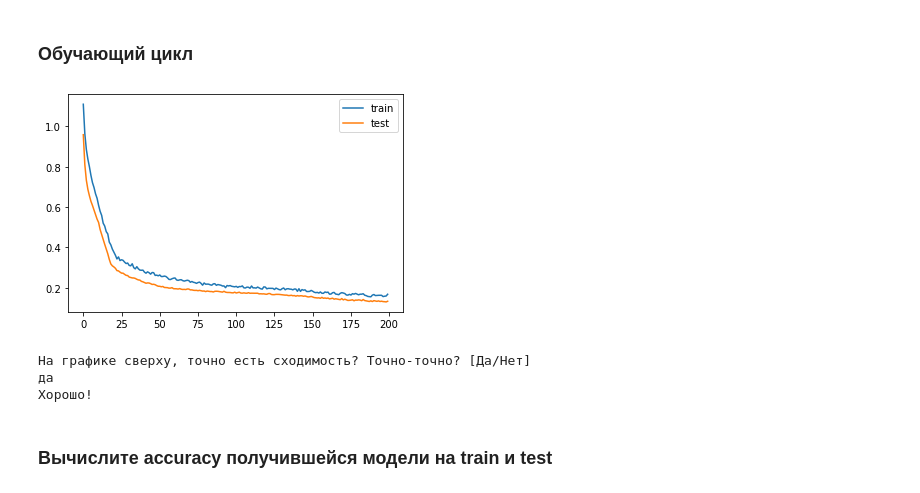
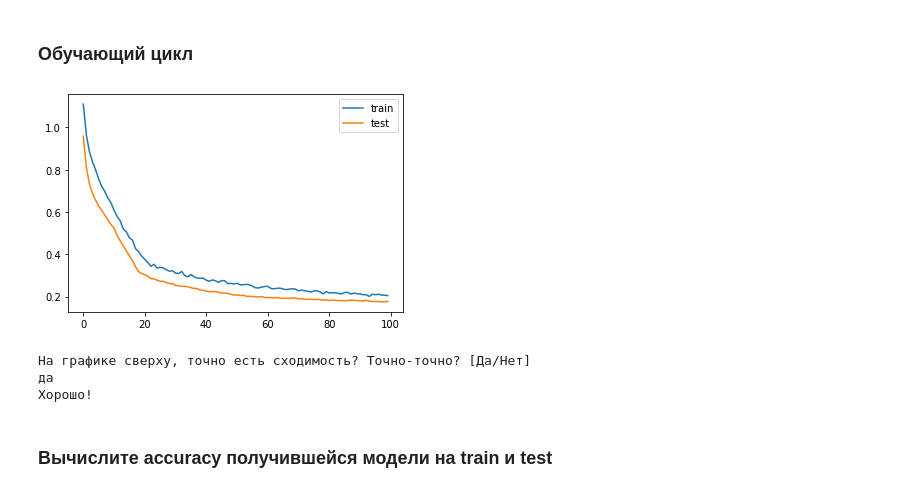
Before and after one commit to sergeevgithub/deep_learning_2018-19, a Jupyter notebook: [homework.adv]neural_networks_pytorch.ipynb, the cells around one changed output. Cells and saved outputs as stored; diff of their text form; code cells hidden in the pictures.

```diff
--- a/[homework.adv]neural_networks_pytorch.ipynb
+++ b/[homework.adv]neural_networks_pytorch.ipynb
@@ -240,16 +240,16 @@ def check_loss_decreased():
     else:
         raise RuntimeError("Можно уменьшить дропаут, уменьшить lr, поправить архитектуру, etc")
 # %%
-train_losses, test_losses = train(X_train, y_train, X_test, y_test, 200) #Подберите количество эпох так, чтобы график loss сходился
+train_losses, test_losses = train(X_train, y_train, X_test, y_test, 100) #Подберите количество эпох так, чтобы график loss сходился
 plt.plot(range(len(train_losses)), train_losses, label='train')
 plt.plot(range(len(test_losses)), test_losses, label='test')
 plt.legend()
 plt.show()
 
 check_loss_decreased()
 assert train_losses[-1] < 0.3 and test_losses[-1] < 0.3
 # %% [output]
-[figure, old version]
+[figure, new version]
 На графике сверху, точно есть сходимость? Точно-точно? [Да/Нет]
 да
 Хорошо!
```
Also changed, not shown: parts of 11 cells of this notebook.
